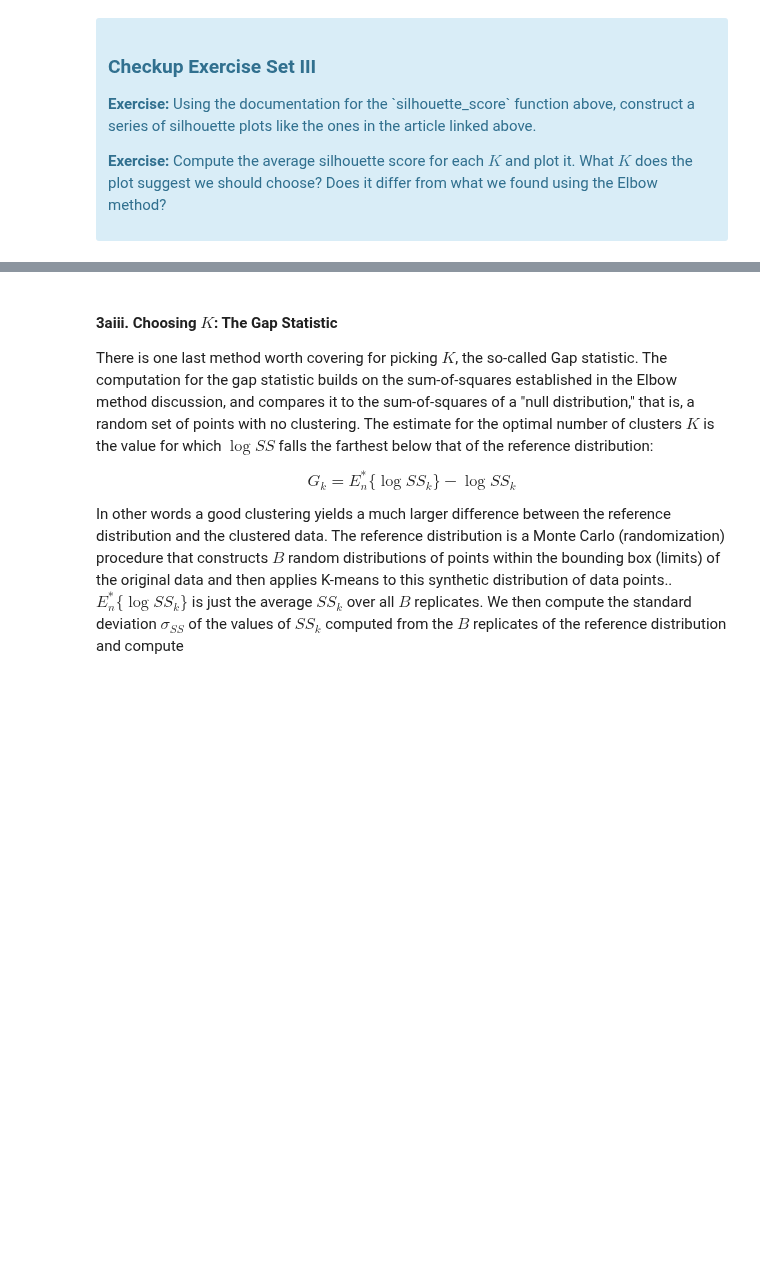
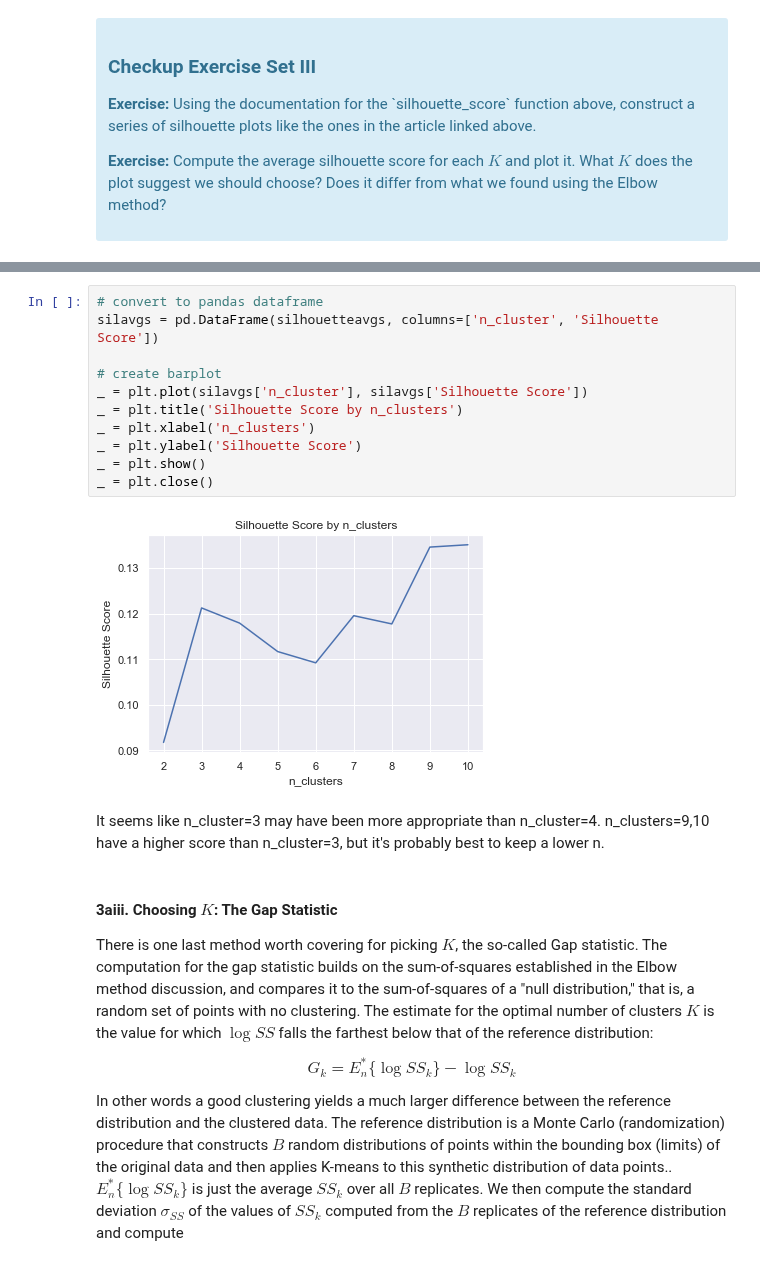
Before and after one commit to Dylan-C-Neal/Springboard-Data-Science-Career-Track, a Jupyter notebook: Clustering Case Study/Clustering Case Study - Customer Segmentation with K-Means - Tier 3 (1).ipynb, the cells around one changed output, grey strips where cells are left out. Drawn from its saved outputs; the diff is of its cells as text; blank space fills up the shorter version.

```diff
--- a/Clustering Case Study/Clustering Case Study - Customer Segmentation with K-Means - Tier 3 (1).ipynb
+++ b/Clustering Case Study/Clustering Case Study - Customer Segmentation with K-Means - Tier 3 (1).ipynb
@@ -185,3 +349,18 @@ Source: http://www.stat.berkeley.edu/~spector/s133/Clus.html
+# %%
+# convert to pandas dataframe
+silavgs = pd.DataFrame(silhouetteavgs, columns=['n_cluster', 'Silhouette Score'])
+
+# create barplot
+_ = plt.plot(silavgs['n_cluster'], silavgs['Silhouette Score'])
+_ = plt.title('Silhouette Score by n_clusters')
+_ = plt.xlabel('n_clusters')
+_ = plt.ylabel('Silhouette Score')
+_ = plt.show()
+_ = plt.close()
+# %% [output]
+[figure, added]
+# %% [markdown]
+It seems like n_cluster=3 may have been more appropriate than n_cluster=4. n_clusters=9,10 have a higher score than n_cluster=3, but it's probably best to keep a lower n.
 # %% [markdown]
 #### 3aiii.  Choosing $K$: The Gap Statistic
 
```
Also changed, not shown: parts of 8 cells of this notebook.
